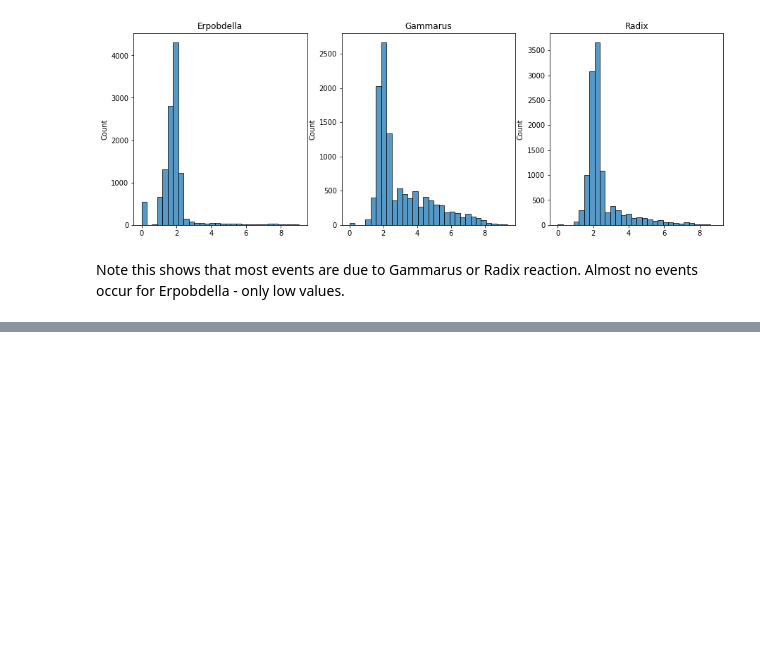
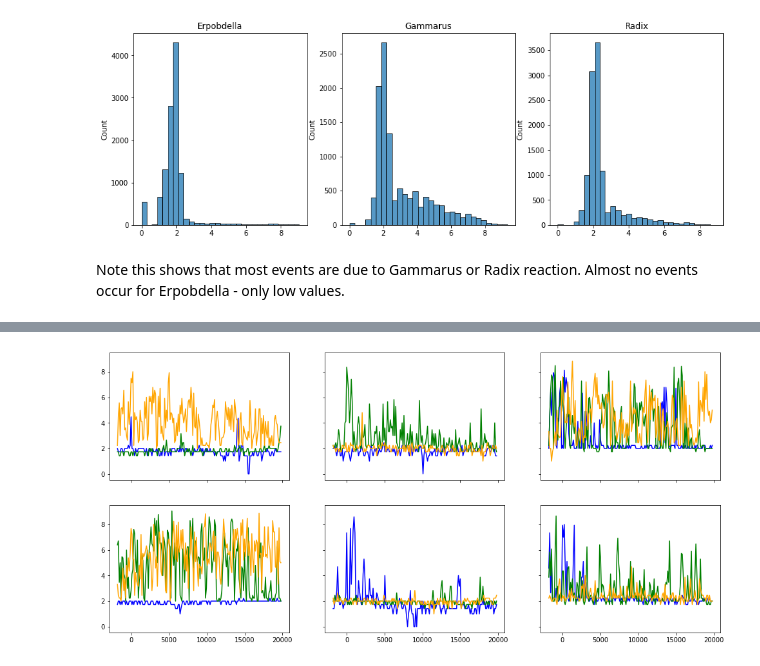
Before and after one commit to ruckapark/IndicateurGlobal, a Jupyter notebook: TERRAIN_eventsFDA.ipynb, the cells around one changed output, grey strips where cells are left out. Cells and saved outputs as stored; diff of their text form; code cells hidden in the pictures; blank space fills up the shorter version.

```diff
--- a/TERRAIN_eventsFDA.ipynb
+++ b/TERRAIN_eventsFDA.ipynb
@@ -115,0 +128,11 @@ Almost no events occur for Erpobdella - only low values.
+# %%
+#visualise events for smoothing randomly
+cols = data['E'].columns[np.random.randint(60,size = 6)]
+# %%
+fig_ev,axe_ev = plt.subplots(2,3,figsize = (17,8),sharex = True,sharey = True)
+for i,col in enumerate(cols):
+    axe_ev[i//3,i%3].plot(data['E'][col],color = 'blue')
+    axe_ev[i//3,i%3].plot(data['G'][col],color = 'green')
+    axe_ev[i//3,i%3].plot(data['R'][col],color = 'orange')
+# %% [output]
+[figure, added]
```
Also changed, not shown: parts of 17 cells of this notebook, 1 other file.
